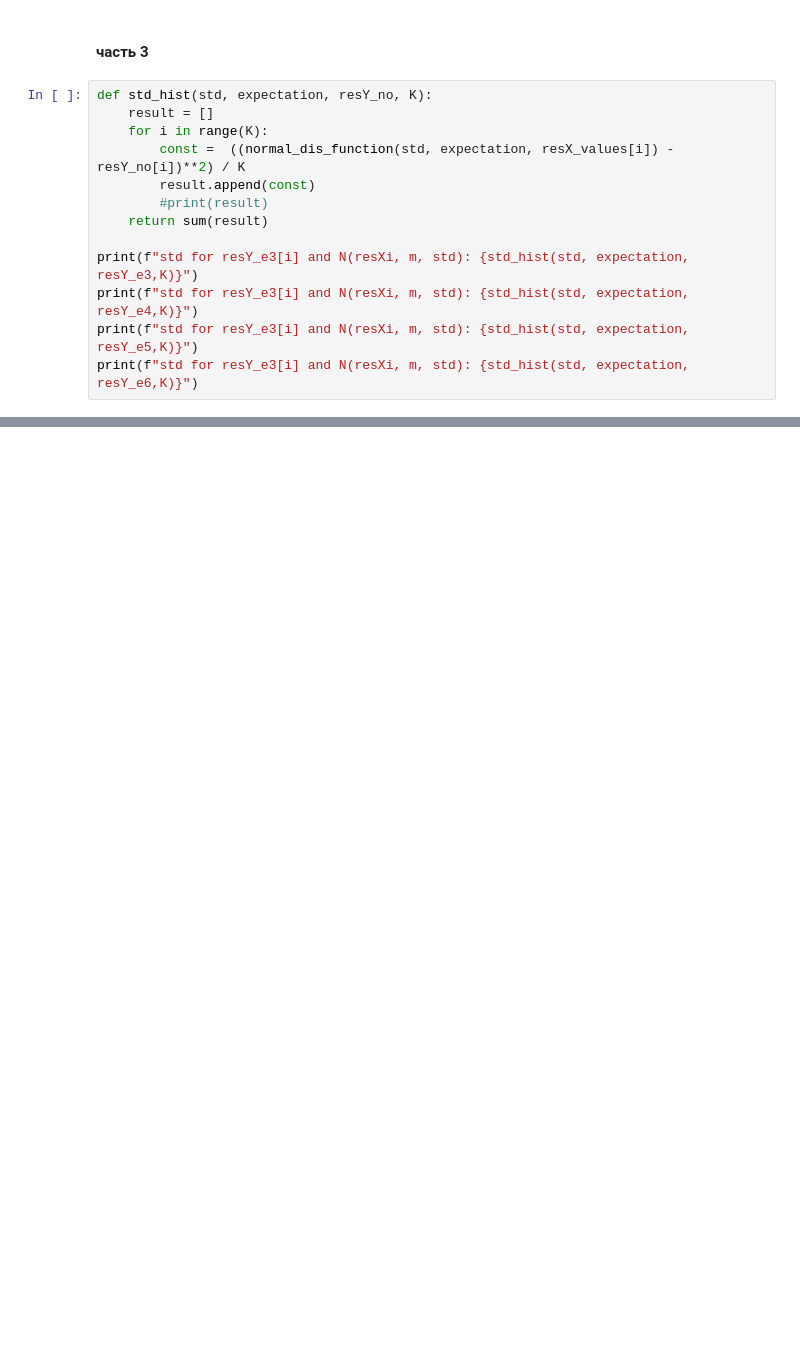
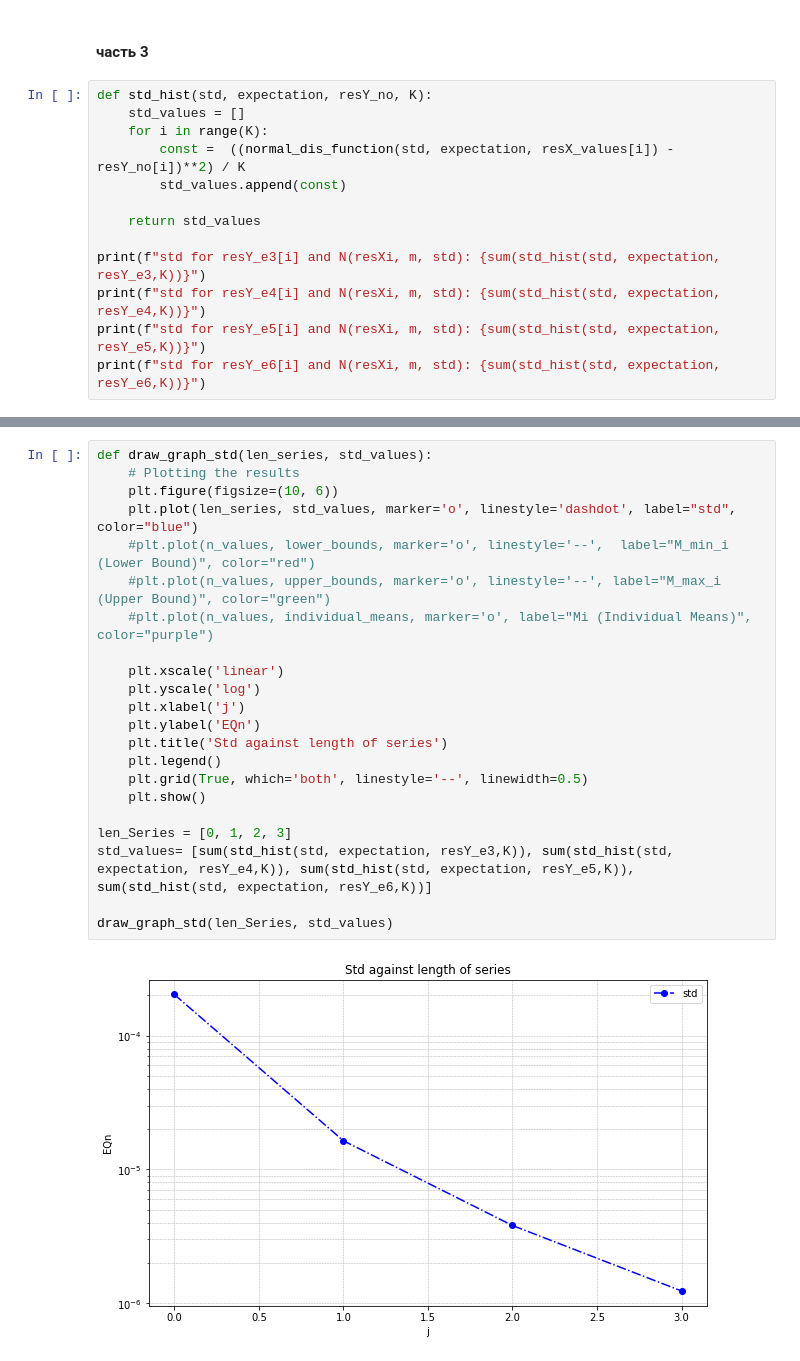
Before and after one commit to KNyathi/Applied-Statistics, a Jupyter notebook: practical_6.ipynb, the cells around one changed output, grey strips where cells are left out. Drawn from its saved outputs; the diff is of its cells as text; blank space fills up the shorter version.

```diff
--- a/practical_6.ipynb
+++ b/practical_6.ipynb
@@ -374,15 +407,15 @@ for n, resY in enumerate(resY_list, start=3):  # Enumerate starting from 3 for p
 #### часть 3
 # %%
 def std_hist(std, expectation, resY_no, K):
-    result = []
+    std_values = []
     for i in range(K):
         const =  ((normal_dis_function(std, expectation, resX_values[i]) - resY_no[i])**2) / K
-        result.append(const)
-        #print(result)
-    return sum(result)
+        std_values.append(const)
 
-print(f"std for resY_e3[i] and N(resXi, m, std): {std_hist(std, expectation, resY_e3,K)}")
-print(f"std for resY_e3[i] and N(resXi, m, std): {std_hist(std, expectation, resY_e4,K)}")
-print(f"std for resY_e3[i] and N(resXi, m, std): {std_hist(std, expectation, resY_e5,K)}")
-print(f"std for resY_e3[i] and N(resXi, m, std): {std_hist(std, expectation, resY_e6,K)}")
+    return std_values
+
+print(f"std for resY_e3[i] and N(resXi, m, std): {sum(std_hist(std, expectation, resY_e3,K))}")
+print(f"std for resY_e4[i] and N(resXi, m, std): {sum(std_hist(std, expectation, resY_e4,K))}")
+print(f"std for resY_e5[i] and N(resXi, m, std): {sum(std_hist(std, expectation, resY_e5,K))}")
+print(f"std for resY_e6[i] and N(resXi, m, std): {sum(std_hist(std, expectation, resY_e6,K))}")
 # %% [output]
@@ -392,0 +428,24 @@ std for resY_e3[i] and N(resXi, m, std): 4395.691580959959
+# %%
+def draw_graph_std(len_series, std_values):
+    # Plotting the results
+    plt.figure(figsize=(10, 6))
+    plt.plot(len_series, std_values, marker='o', linestyle='dashdot', label="std", color="blue")
+    #plt.plot(n_values, lower_bounds, marker='o', linestyle='--',  label="M_min_i (Lower Bound)", color="red")
+    #plt.plot(n_values, upper_bounds, marker='o', linestyle='--', label="M_max_i (Upper Bound)", color="green")
+    #plt.plot(n_values, individual_means, marker='o', label="Mi (Individual Means)", color="purple")
+
+    plt.xscale('linear')
+    plt.yscale('log')
+    plt.xlabel('j')
+    plt.ylabel('EQn')
+    plt.title('Std against length of series')
+    plt.legend()
+    plt.grid(True, which='both', linestyle='--', linewidth=0.5)
+    plt.show()
+
+len_Series = [0, 1, 2, 3]
+std_values= [sum(std_hist(std, expectation, resY_e3,K)), sum(std_hist(std, expectation, resY_e4,K)), sum(std_hist(std, expectation, resY_e5,K)), sum(std_hist(std, expectation, resY_e6,K))]
+
+draw_graph_std(len_Series, std_values)
+# %% [output]
+[figure, added]
```
Also changed, not shown: parts of 12 cells of this notebook, 1 other file.
